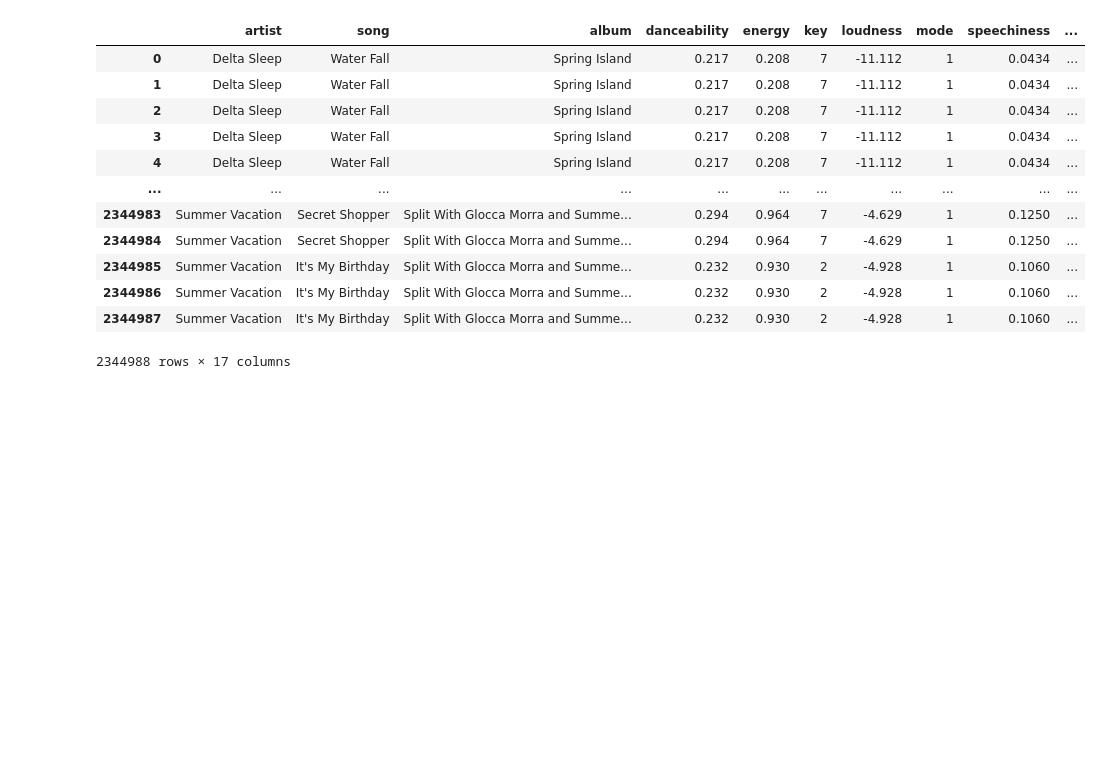
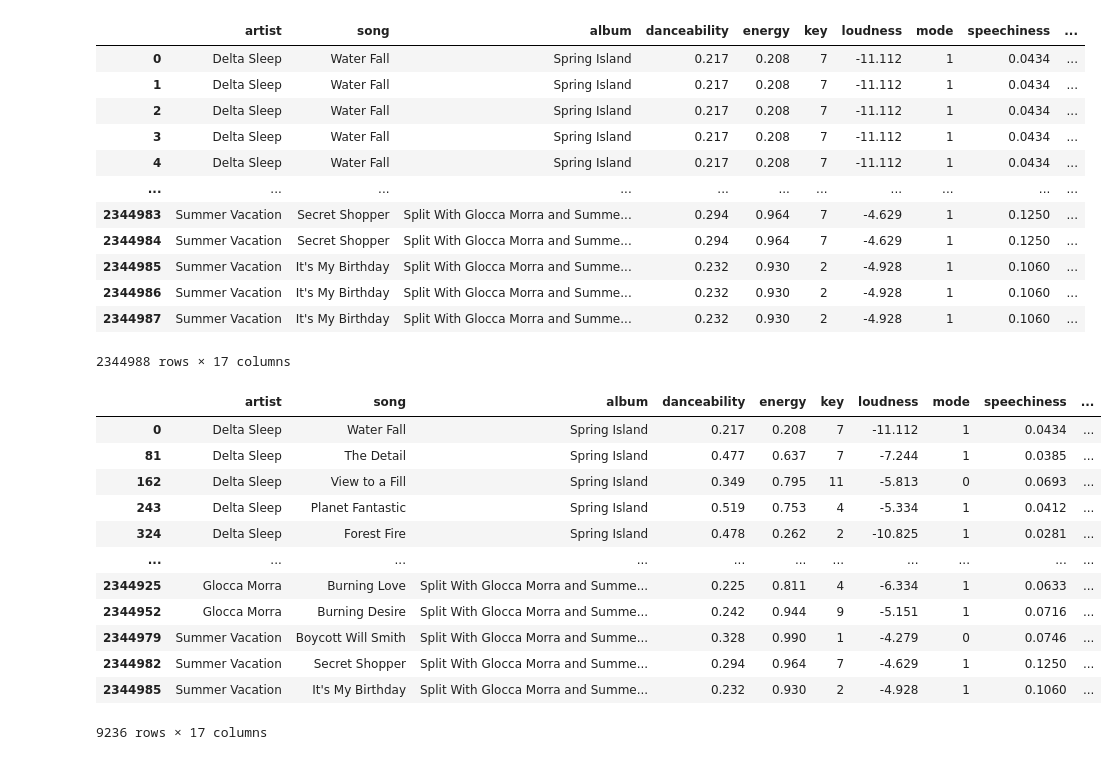
Before and after one commit to wheelerjoshua/spotify_classification_project, a Jupyter notebook: workbook.ipynb, the cells around one changed output. Saved outputs shown, nothing was run; the diff lists cells and outputs as text; code cells hidden in the pictures; blank space fills up the shorter version.

```diff
--- a/workbook.ipynb
+++ b/workbook.ipynb
@@ -436,3 +438,5 @@ df.to_csv('spotify_top_artist_discography_data.csv')
+# %%
+df = acquire.get_spotify_top_artists_discography_data()
 # %%
 df
 # %% [output]
@@ -449,3 +453,21 @@ df
 | 2344986 | Summer Vacation | It's My Birthday | Split With Glocca Morra and Summe... | 0.232 | 0.930 | 2 | -4.928 | 1 | 0.1060 | ... |
 | 2344987 | Summer Vacation | It's My Birthday | Split With Glocca Morra and Summe... | 0.232 | 0.930 | 2 | -4.928 | 1 | 0.1060 | ... |
 2344988 rows × 17 columns
+# %%
+df.drop_duplicates(inplace=True)
+# %%
+df
+# %% [output]
+|  | artist | song | album | danceability | energy | key | loudness | mode | speechiness | ... |
+| 0 | Delta Sleep | Water Fall | Spring Island | 0.217 | 0.208 | 7 | -11.112 | 1 | 0.0434 | ... |
+| 81 | Delta Sleep | The Detail | Spring Island | 0.477 | 0.637 | 7 | -7.244 | 1 | 0.0385 | ... |
+| 162 | Delta Sleep | View to a Fill | Spring Island | 0.349 | 0.795 | 11 | -5.813 | 0 | 0.0693 | ... |
+| 243 | Delta Sleep | Planet Fantastic | Spring Island | 0.519 | 0.753 | 4 | -5.334 | 1 | 0.0412 | ... |
+| 324 | Delta Sleep | Forest Fire | Spring Island | 0.478 | 0.262 | 2 | -10.825 | 1 | 0.0281 | ... |
+| ... | ... | ... | ... | ... | ... | ... | ... | ... | ... | ... |
+| 2344925 | Glocca Morra | Burning Love | Split With Glocca Morra and Summe... | 0.225 | 0.811 | 4 | -6.334 | 1 | 0.0633 | ... |
+| 2344952 | Glocca Morra | Burning Desire | Split With Glocca Morra and Summe... | 0.242 | 0.944 | 9 | -5.151 | 1 | 0.0716 | ... |
+| 2344979 | Summer Vacation | Boycott Will Smith | Split With Glocca Morra and Summe... | 0.328 | 0.990 | 1 | -4.279 | 0 | 0.0746 | ... |
+| 2344982 | Summer Vacation | Secret Shopper | Split With Glocca Morra and Summe... | 0.294 | 0.964 | 7 | -4.629 | 1 | 0.1250 | ... |
+| 2344985 | Summer Vacation | It's My Birthday | Split With Glocca Morra and Summe... | 0.232 | 0.930 | 2 | -4.928 | 1 | 0.1060 | ... |
+9236 rows × 17 columns
```
Also changed, not shown: parts of 1 cell of this notebook.
